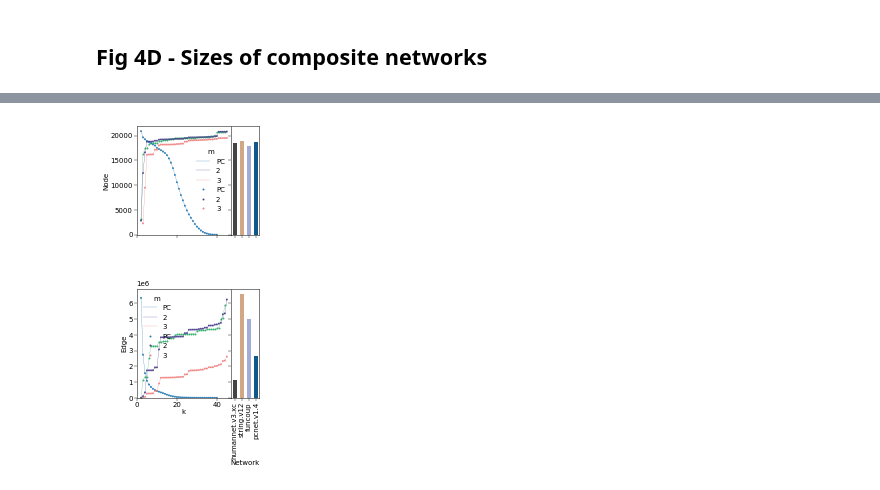
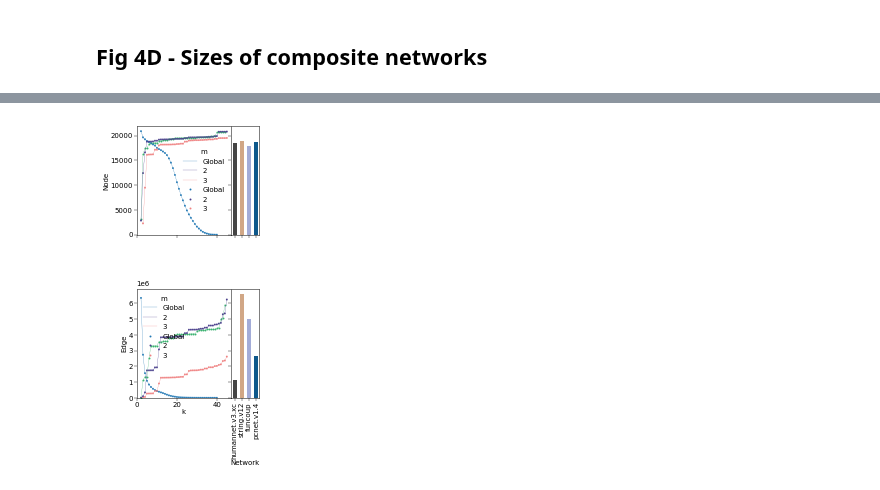
Before and after one commit to sarah-n-wright/Network_Evaluation_Tools, a Jupyter notebook: StateOfTheInteractomes_Notebooks/4_Composite_networks.ipynb, the cells around one changed output, grey strips where cells are left out. Cells and saved outputs as stored; diff of their text form; code cells hidden in the pictures.

Commit message:
Clean Notebook 4

```diff
--- a/StateOfTheInteractomes_Notebooks/4_Composite_networks.ipynb
+++ b/StateOfTheInteractomes_Notebooks/4_Composite_networks.ipynb
@@ -206,11 +206,11 @@ for i, ax in enumerate([ax3, ax5]):
                 capsize=0.4, linewidth=0.5, width=0.6,
                 palette=['#444444', '#d1a786','#a3acd8', '#0e588b'], fill=True, saturation=1)#edgecolor='k
     # Plot the Global composite networks
-    sns.lineplot(data=performance_df[(performance_df.method=='PC') & (performance_df.GeneSet==genesets[i])], x='k',
+    sns.lineplot(data=performance_df[(performance_df.method=='Global') & (performance_df.GeneSet==genesets[i])], x='k',
                  y='Performance', hue='method',linewidth=0.5, ax=ax, err_style='bars', err_kws={'linewidth':0.5}, estimator='median')
     # Plot the ranked composite networks
-    if 'OC' in performance_df.method.unique():
-        sns.lineplot(data=performance_df[(performance_df.method=='OC') & (performance_df.GeneSet==genesets[i])], x='k',
+    if 'Ranked' in performance_df.method.unique():
+        sns.lineplot(data=performance_df[(performance_df.method=='Ranked') & (performance_df.GeneSet==genesets[i])], x='k',
                      y='Performance', hue='m', ax=ax, err_style='bars',
                     hue_order=[2,3], palette = [ 'darkslateblue', 'lightcoral'], linewidth=0.5, err_kws={'linewidth':0.25}, estimator='median')
     ax.set_title(genesets[i])
@@ -239,10 +239,10 @@ for j, ax in enumerate([ax3, ax5]):
     sns.barplot(a, estimator='median', ax=[ax3a, ax5a][j],errorbar=('ci', 95),err_kws={'linewidth': 0.25, 'color':'grey'}, capsize=0.4, linewidth=0.5, width=0.6,
                 palette=['#444444', '#d1a786','#a3acd8', '#0e588b'], fill=True, saturation=1)#edgecolor='k
     # Plot the 'Global' composites
-    sns.lineplot(data=performance_df[(performance_df.method=='PC') & (performance_df.GeneSet==genesets[i])], x='k', y='Performance', hue='method',linewidth=0.5, ax=ax, err_style='bars', err_kws={'linewidth':0.5}, estimator='median')
+    sns.lineplot(data=performance_df[(performance_df.method=='Global') & (performance_df.GeneSet==genesets[i])], x='k', y='Performance', hue='method',linewidth=0.5, ax=ax, err_style='bars', err_kws={'linewidth':0.5}, estimator='median')
     # Plot the 'Ranked' composites
-    if 'OC' in performance_df.method.unique():
-        sns.lineplot(data=performance_df[(performance_df.method=='OC') & (performance_df.GeneSet==genesets[i])], x='k', y='Performance', hue='m', ax=ax, err_style='bars',
+    if 'Ranked' in performance_df.method.unique():
+        sns.lineplot(data=performance_df[(performance_df.method=='Ranked') & (performance_df.GeneSet==genesets[i])], x='k', y='Performance', hue='m', ax=ax, err_style='bars',
                     hue_order=[2,3], palette = [ 'darkslateblue', 'lightcoral'], linewidth=0.5, err_kws={'linewidth':0.25}, estimator='median')
     ax.set_title(genesets[i].split('_a64_')[0])
     _ = ax.set_xticks([2, 10,20,30,40])
@@ -306,5 +306,4 @@ plt.savefig(figdir+'4C_citation_free_performance.jpg', dpi=300, bbox_inches='tig
 # %% [markdown]
 ## Fig 4D - Sizes of composite networks
 # %%
-sizes_df = pd.read_csv(os.path.join(gitdir, 'StateOfTheInteractomes_Notebooks/Data/Fig4D_network_sizes.csv'), index_col=0)
-sizes_df['Network'] = sizes_df.index
+sizes_df = pd.read_csv(os.path.join(gitdir, 'StateOfTheInteractomes_Notebooks/Data/Fig4D_network_sizes2.csv'), index_col=0)
@@ -329,4 +309,0 @@ def rename_pcnet(net):
-# %%
-sizes_df['Network'] = sizes_df.Network.apply(rename_pcnet)
-sizes_df['k'] = sizes_df['Network'].apply(lambda x: int(x.split('_k')[-1].split('_')[0]) if 'k' in x else np.nan)
-sizes_df['m'] = sizes_df['Network'].apply(lambda x: int(x.split('_m')[-1]) if '_m' in x else np.nan)
@@ -333,24 +319,24 @@ sizes_df['m'] = sizes_df['Network'].apply(lambda x: int(x.split('_m')[-1]) if '_
 # %%
 _, [[ ax2, ax2a], [ax4, ax4a]] = plt.subplots(nrows=2, ncols=2,figsize=(2.2, 5),
         gridspec_kw={'wspace':0, 'hspace':0.5, 'width_ratios':[1, 0.3]}, sharey='row', sharex='col')
 
 for i, metric in enumerate(['Node', 'Edge']):
     # Plot the lines
-    sns.lineplot(data=sizes_df[(sizes_df.method=='OC') & (sizes_df.m==2) & (sizes_df.Group=='NOCITE') & (~sizes_df['Comparator'])],ax=[ax2, ax4][i], y=metric, x='k', linewidth=0.25, color='mediumseagreen')
-    sns.lineplot(data =sizes_df[(sizes_df.method=='PC')& (sizes_df.Group=='ALL')], x='k', y=metric, hue='method', ax=[ax2, ax4][i] , linewidth=0.25)
-    sns.lineplot(data =sizes_df[(sizes_df.method=='OC') & (sizes_df.m>1)& (sizes_df.Group=='ALL')], x='k', y=metric, hue='m', ax=[ax2, ax4][i], hue_order=[2,3],
+    sns.lineplot(data=sizes_df[(sizes_df.method=='Ranked') & (sizes_df.m==2) & (sizes_df.Group=='NOCITE') & (~sizes_df['Comparator'])],ax=[ax2, ax4][i], y=metric, x='k', linewidth=0.25, color='mediumseagreen')
+    sns.lineplot(data =sizes_df[(sizes_df.method=='Global')& (sizes_df.Group=='ALL')], x='k', y=metric, hue='method', ax=[ax2, ax4][i] , linewidth=0.25)
+    sns.lineplot(data =sizes_df[(sizes_df.method=='Ranked') & (sizes_df.m>1)& (sizes_df.Group=='ALL')], x='k', y=metric, hue='m', ax=[ax2, ax4][i], hue_order=[2,3],
                 palette = [ 'darkslateblue', 'lightcoral'], linewidth=0.25)
     #Plot the points
-    sns.scatterplot(data=sizes_df[(sizes_df.method=='OC') & (sizes_df.m==2) & (sizes_df.Group=='NOCITE') & (~sizes_df['Comparator'])],ax=[ax2, ax4][i], y=metric, x='k', s=3, color='mediumseagreen', edgecolor=None)
-    sns.scatterplot(data =sizes_df[(sizes_df.method=='PC')& (sizes_df.Group=='ALL')], x='k', y=metric, hue='method', ax=[ax2, ax4][i], s=3, edgecolor=None)
-    sns.scatterplot(data =sizes_df[(sizes_df.method=='OC') & (sizes_df.m>1)& (sizes_df.Group=='ALL')], x='k', y=metric, hue='m', ax=[ax2, ax4][i], s=3, hue_order=[2,3],
+    sns.scatterplot(data=sizes_df[(sizes_df.method=='Ranked') & (sizes_df.m==2) & (sizes_df.Group=='NOCITE') & (~sizes_df['Comparator'])],ax=[ax2, ax4][i], y=metric, x='k', s=3, color='mediumseagreen', edgecolor=None)
+    sns.scatterplot(data =sizes_df[(sizes_df.method=='Global')& (sizes_df.Group=='ALL')], x='k', y=metric, hue='method', ax=[ax2, ax4][i], s=3, edgecolor=None)
+    sns.scatterplot(data =sizes_df[(sizes_df.method=='Ranked') & (sizes_df.m>1)& (sizes_df.Group=='ALL')], x='k', y=metric, hue='m', ax=[ax2, ax4][i], s=3, hue_order=[2,3],
                 palette = [ 'darkslateblue', 'lightcoral'], edgecolor=None)
 
     # Plot the comparison networks
     sns.barplot(sizes_df[(sizes_df['Comparator'])].loc[:, (metric, 'Network')], x = 'Network', y=metric, hue='Network', ax= [ax2a, ax4a][i],linewidth=0.25, width=0.6,
                 palette=['#444444', '#d1a786','#a3acd8', '#0e588b'], fill=True, saturation=1)
 
 ax4a.tick_params(axis='x', rotation=90)
 plt.savefig(figdir+'4D_network_sizes.jpg', dpi=300, bbox_inches='tight')
 # %% [output]
-[figure, old version]
+[figure, new version]
```
Also changed, not shown: parts of 4 cells of this notebook, 2 other files.
